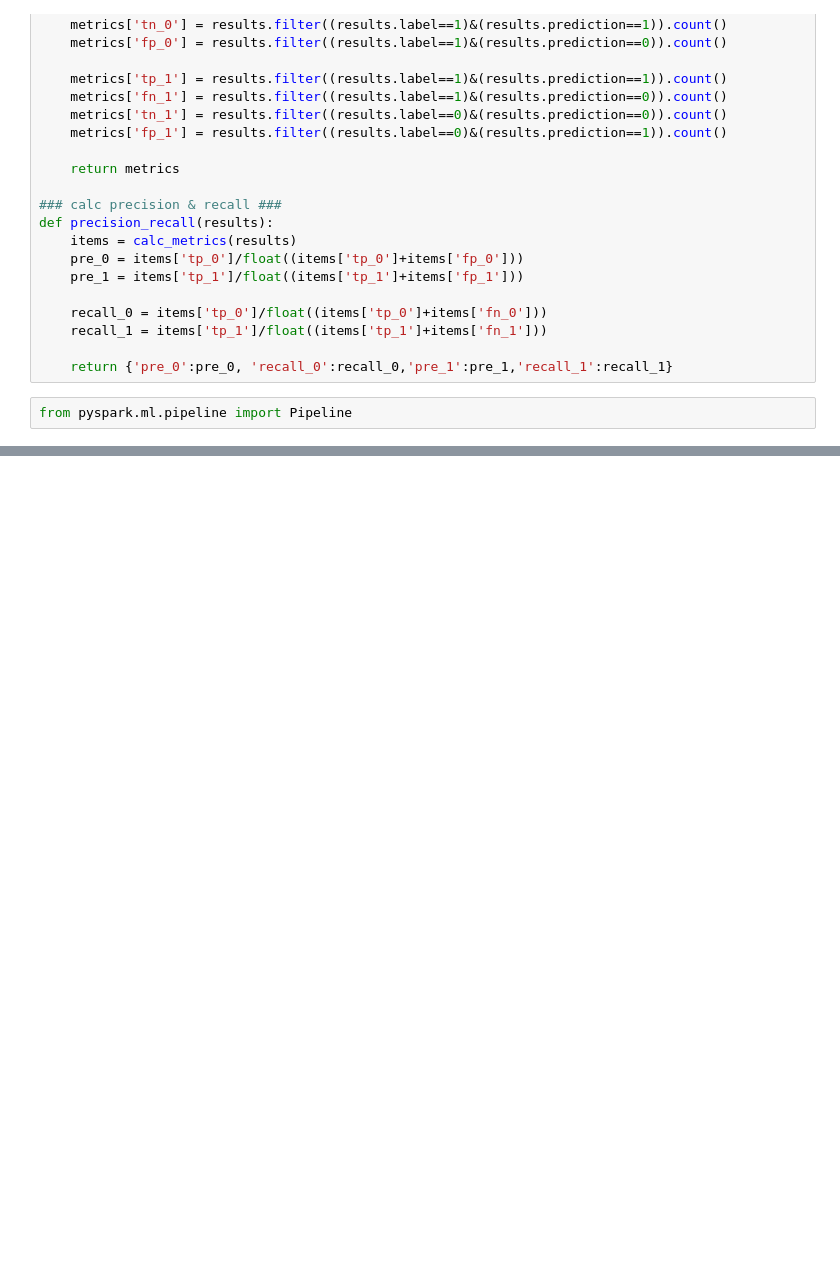
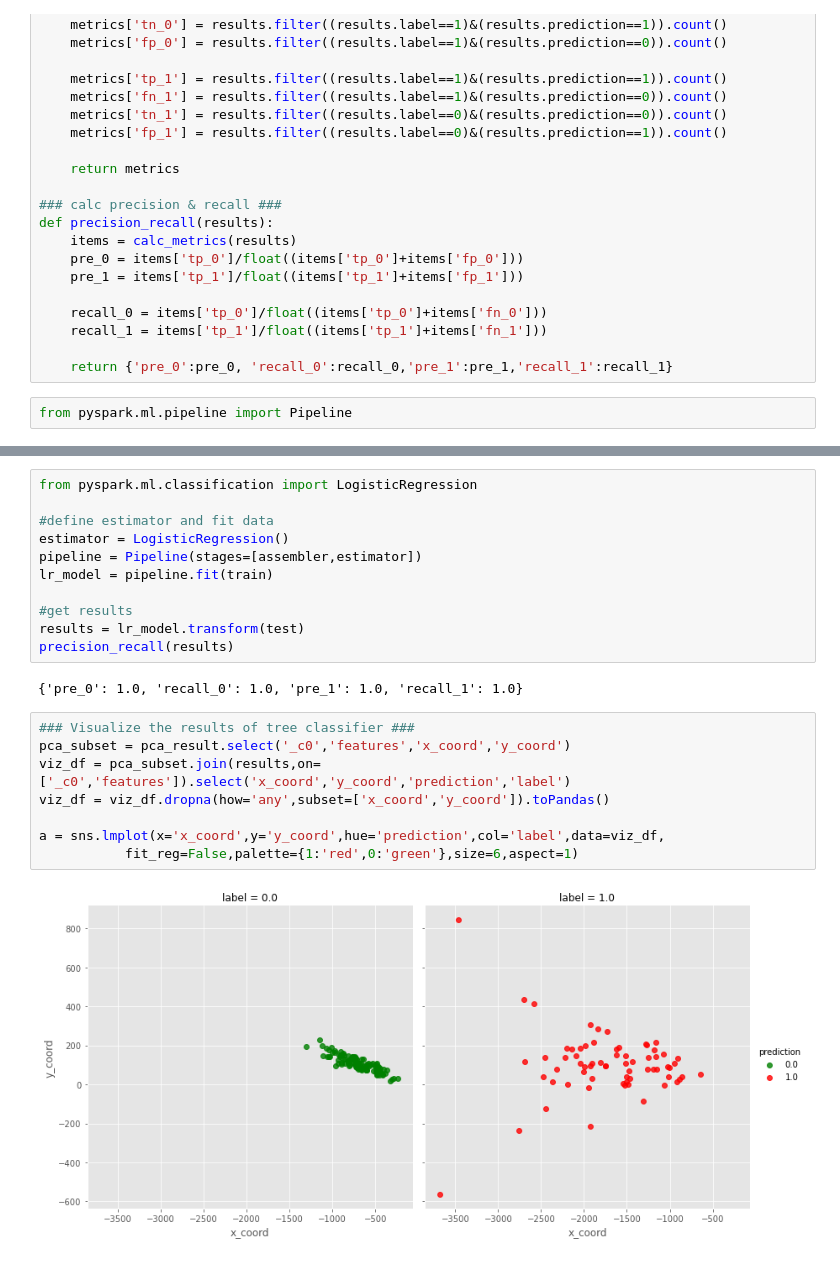
Before and after one commit to FirasDev/SUAS-Project-Spark-ML, a Jupyter notebook: BreastCancer_Spark_ML.ipynb, the cells around one changed output, grey strips where cells are left out. Drawn from its saved outputs; the diff is of its cells as text; blank space fills up the shorter version.

```diff
--- a/BreastCancer_Spark_ML.ipynb
+++ b/BreastCancer_Spark_ML.ipynb
@@ -363,0 +376,23 @@ IllegalArgumentException: label does not exist. Available: _c0, diagnosis, radiu
+# %%
+from pyspark.ml.classification import LogisticRegression
+
+#define estimator and fit data
+estimator = LogisticRegression()
+pipeline = Pipeline(stages=[assembler,estimator])
+lr_model = pipeline.fit(train)
+
+#get results
+results = lr_model.transform(test)
+precision_recall(results)
+# %% [output]
+{'pre_0': 1.0, 'recall_0': 1.0, 'pre_1': 1.0, 'recall_1': 1.0}
+# %%
+### Visualize the results of tree classifier ###
+pca_subset = pca_result.select('_c0','features','x_coord','y_coord')
+viz_df = pca_subset.join(results,on=['_c0','features']).select('x_coord','y_coord','prediction','label')
+viz_df = viz_df.dropna(how='any',subset=['x_coord','y_coord']).toPandas()
+
+a = sns.lmplot(x='x_coord',y='y_coord',hue='prediction',col='label',data=viz_df,
+           fit_reg=False,palette={1:'red',0:'green'},size=6,aspect=1)
+# %% [output]
+[figure, added]
```
Also changed, not shown: parts of 5 cells of this notebook.
